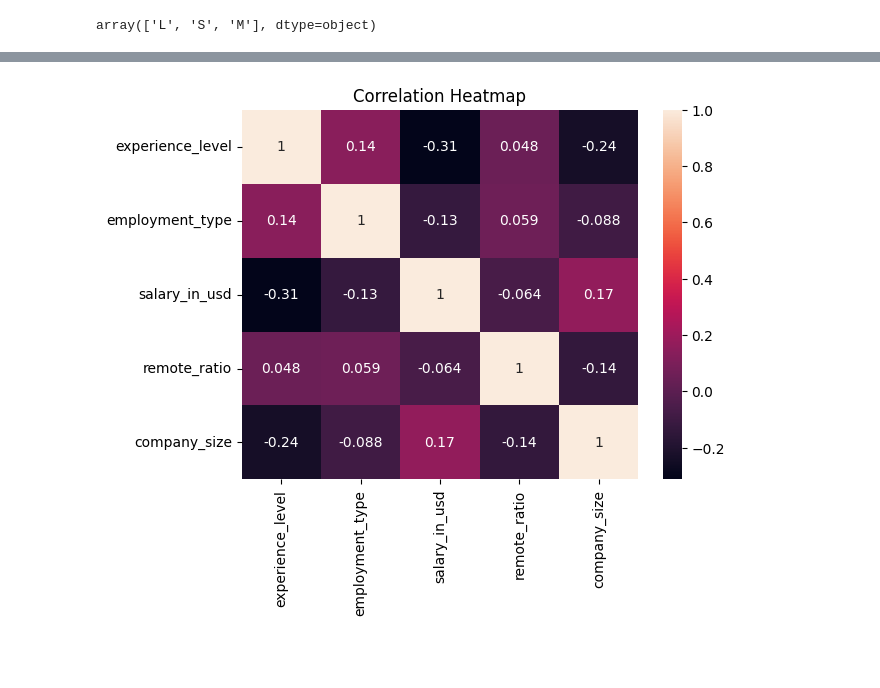
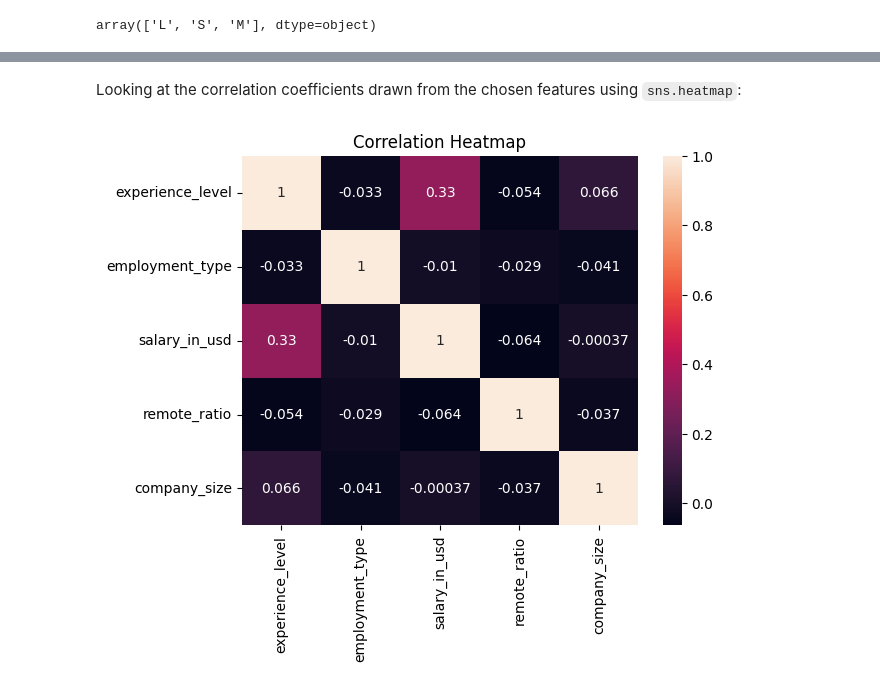
Before and after one commit to joshiayush/ai, a Jupyter notebook: ai/projects/data-science/salary-predictor/ipynb/ds_salaries_analysis.ipynb, the cells around one changed output, grey strips where cells are left out. Saved outputs shown, nothing was run; the diff lists cells and outputs as text; code cells hidden in the pictures; blank space fills up the shorter version.

```diff
--- a/ai/projects/data-science/salary-predictor/ipynb/ds_salaries_analysis.ipynb
+++ b/ai/projects/data-science/salary-predictor/ipynb/ds_salaries_analysis.ipynb
@@ -5,7 +9,7 @@ import seaborn as sns
 # %%
 pd.set_option('display.max_rows', None)
 # %%
-df = pd.read_csv('../datasets/ds_salaries.csv')
+df = pd.read_csv('ds_salaries.csv')
 # %%
 df.head()
 # %% [output]
@@ -299,5 +270,0 @@ company_size_mapping = {
-# %%
-# Replace categorical values with numerical codes
-df['experience_level'] = df['experience_level'].replace(experience_level_mapping)
-df['employment_type'] = df['employment_type'].replace(employment_type_mapping)
-df['company_size'] = df['company_size'].replace(company_size_mapping)
@@ -314,0 +271,5 @@ Now using heatmaps to visualize the correlation between numerical vairables.
+# %%
+df['remote_ratio'] = df['remote_ratio'].astype('category').cat.codes
+df['company_size'] = df['company_size'].astype('category').cat.codes
+df['employment_type'] = df['employment_type'].astype('category').cat.codes
+df['experience_level'] = df['experience_level'].astype('category').cat.codes
@@ -315,8 +297,10 @@ Now using heatmaps to visualize the correlation between numerical vairables.
+# %% [markdown]
+Looking at the correlation coefficients drawn from the chosen features using `sns.heatmap`:
 # %%
 correlation_matrix = df[['experience_level', 'employment_type', 'salary_in_usd',
-                         'remote_ratio', 'company_size']].corr()
+                         'remote_ratio', 'company_size']].corr(numeric_only=True)
 sns.heatmap(correlation_matrix, annot=True)
 plt.title('Correlation Heatmap')
 plt.show()
 # %% [output]
-[figure, old version]
+[figure, new version]
```
Also changed, not shown: parts of 10 cells of this notebook, 1 other file.
